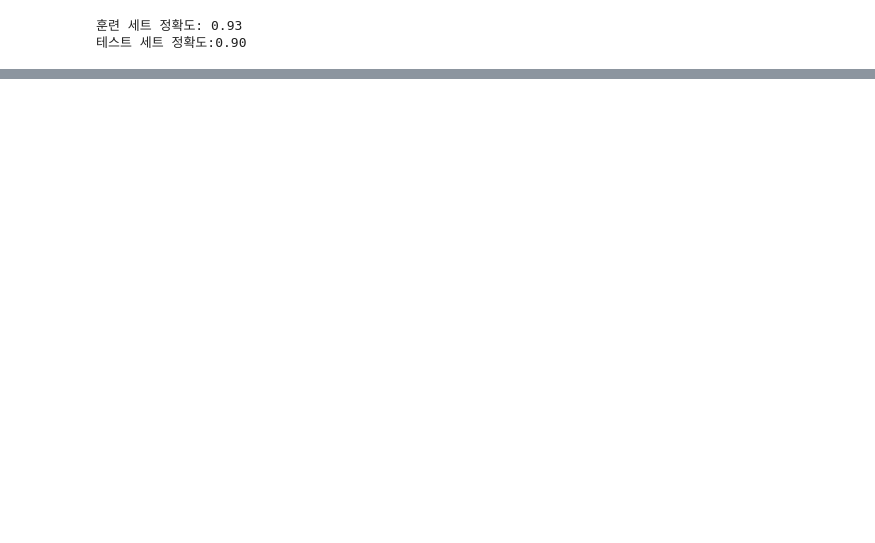
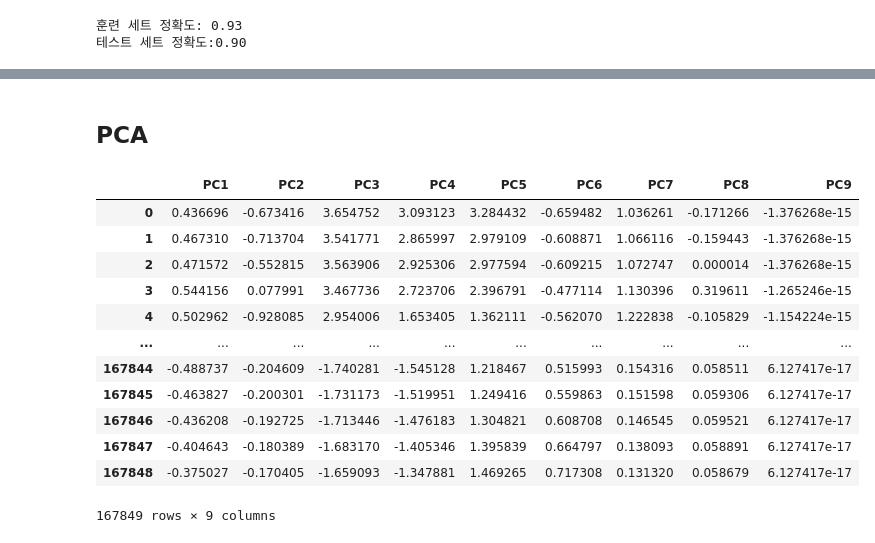
Before and after one commit to SophieShin/ML_selfstudy, a Jupyter notebook: OptionVolatilityEstimation.ipynb, the cells around one changed output, grey strips where cells are left out. Drawn from its saved outputs; the diff is of its cells as text; code cells hidden in the pictures; blank space fills up the shorter version.

```diff
--- a/OptionVolatilityEstimation.ipynb
+++ b/OptionVolatilityEstimation.ipynb
@@ -357,0 +416,30 @@ print("테스트 세트 정확도:{:.2f}".format(knn.score(test_scaled,y_test)))
+# %% [markdown]
+## PCA
+# %%
+# PCA
+
+from sklearn.decomposition import PCA
+
+pca = PCA()
+ss.fit(X_features_ohe)
+X_scaled = ss.transform(X_features_ohe)
+
+pca.fit(X_scaled)
+pca_data = pca.transform(X_scaled)
+df_pca = pd.DataFrame(pca_data)
+df_pca.columns = ['PC'+ str(i) for i in range(1,10)]
+df_pca
+# %% [output]
+|  | PC1 | PC2 | PC3 | PC4 | PC5 | PC6 | PC7 | PC8 | PC9 |
+| 0 | 0.436696 | -0.673416 | 3.654752 | 3.093123 | 3.284432 | -0.659482 | 1.036261 | -0.171266 | -1.376268e-15 |
+| 1 | 0.467310 | -0.713704 | 3.541771 | 2.865997 | 2.979109 | -0.608871 | 1.066116 | -0.159443 | -1.376268e-15 |
+| 2 | 0.471572 | -0.552815 | 3.563906 | 2.925306 | 2.977594 | -0.609215 | 1.072747 | 0.000014 | -1.376268e-15 |
+| 3 | 0.544156 | 0.077991 | 3.467736 | 2.723706 | 2.396791 | -0.477114 | 1.130396 | 0.319611 | -1.265246e-15 |
+| 4 | 0.502962 | -0.928085 | 2.954006 | 1.653405 | 1.362111 | -0.562070 | 1.222838 | -0.105829 | -1.154224e-15 |
+| ... | ... | ... | ... | ... | ... | ... | ... | ... | ... |
+| 167844 | -0.488737 | -0.204609 | -1.740281 | -1.545128 | 1.218467 | 0.515993 | 0.154316 | 0.058511 | 6.127417e-17 |
+| 167845 | -0.463827 | -0.200301 | -1.731173 | -1.519951 | 1.249416 | 0.559863 | 0.151598 | 0.059306 | 6.127417e-17 |
+| 167846 | -0.436208 | -0.192725 | -1.713446 | -1.476183 | 1.304821 | 0.608708 | 0.146545 | 0.059521 | 6.127417e-17 |
+| 167847 | -0.404643 | -0.180389 | -1.683170 | -1.405346 | 1.395839 | 0.664797 | 0.138093 | 0.058891 | 6.127417e-17 |
+| 167848 | -0.375027 | -0.170405 | -1.659093 | -1.347881 | 1.469265 | 0.717308 | 0.131320 | 0.058679 | 6.127417e-17 |
+167849 rows × 9 columns
```
Also changed, not shown: parts of 39 cells of this notebook.
